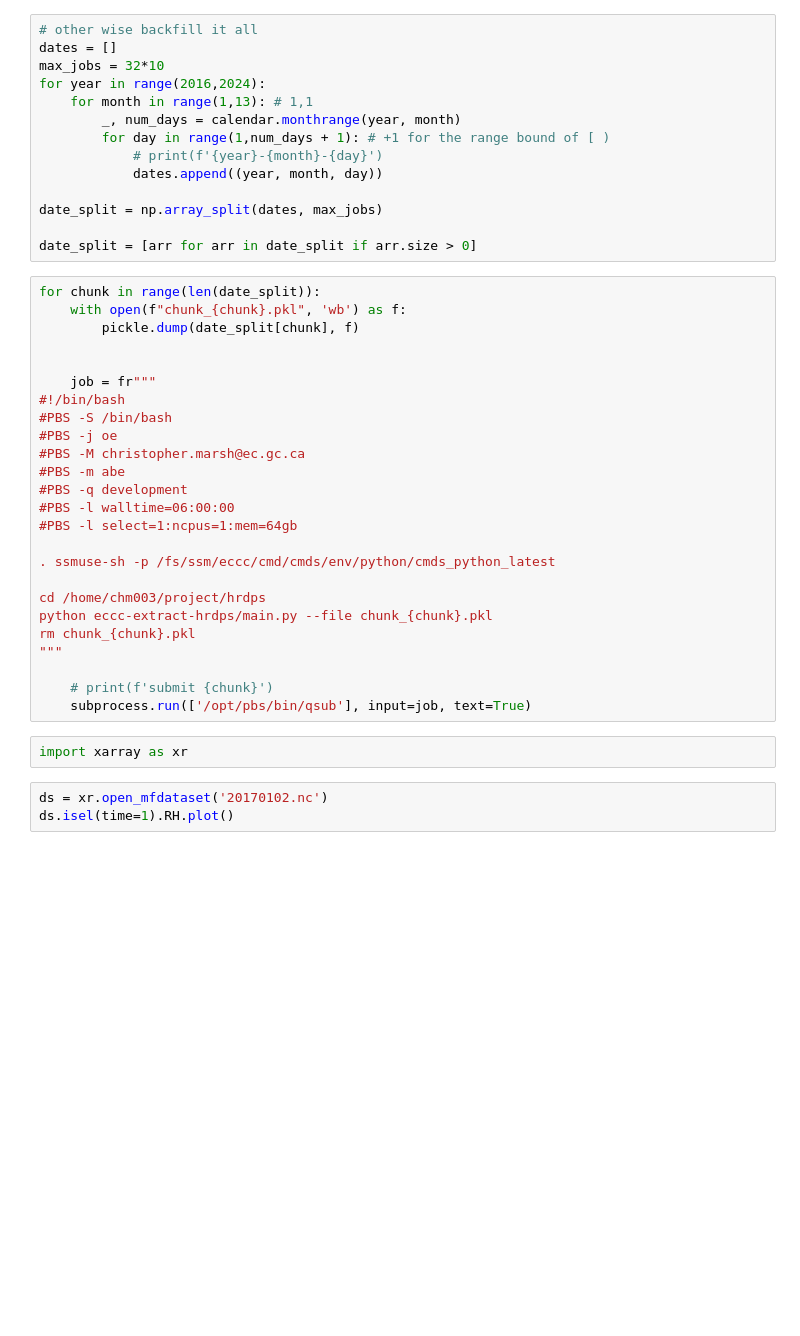
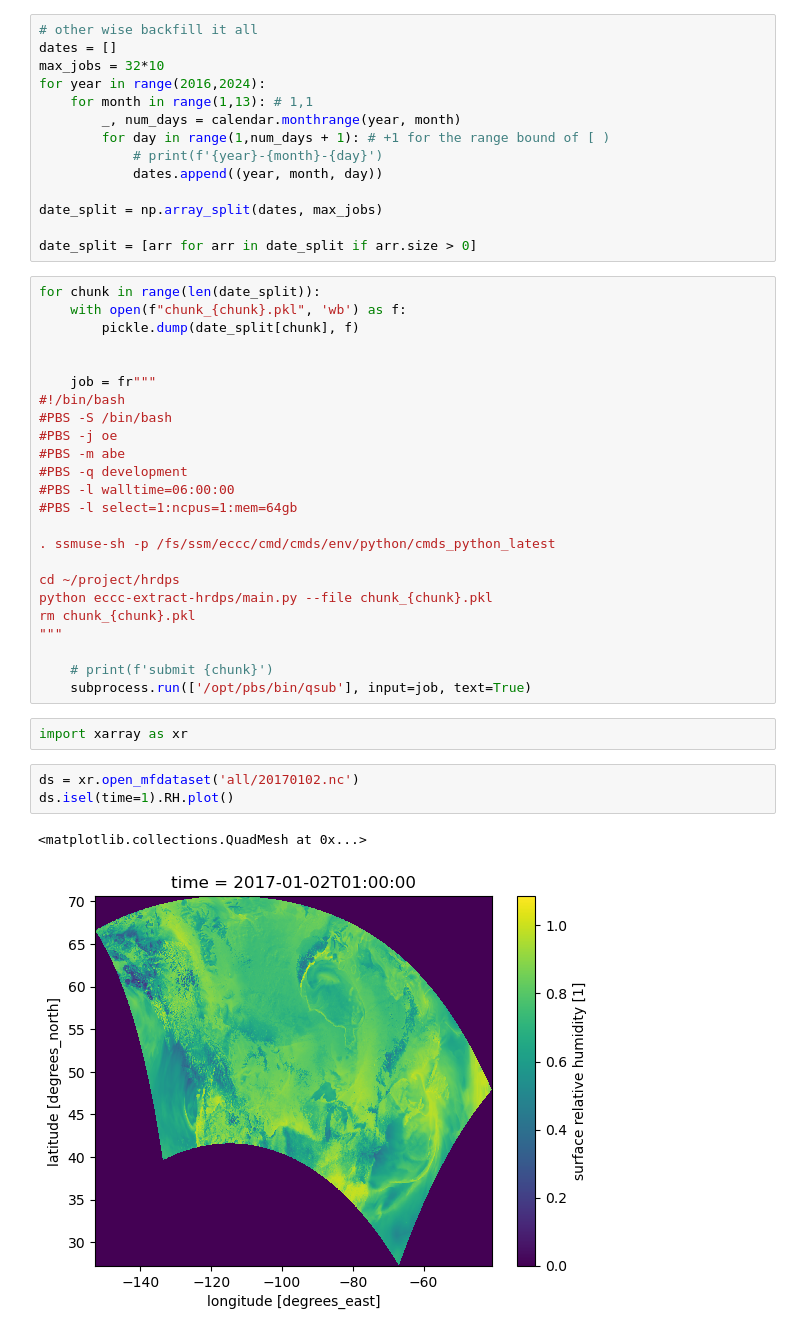
Before and after one commit to Chrismarsh/eccc-extract-hrdps, a Jupyter notebook: submit-jobs.ipynb, the cells around one changed output. Cells and saved outputs as stored; diff of their text form; blank space fills up the shorter version.

Commit message:
add image back

```diff
--- a/submit-jobs.ipynb
+++ b/submit-jobs.ipynb
@@ -56,7 +56,6 @@ for chunk in range(len(date_split)):
 #!/bin/bash
 #PBS -S /bin/bash
 #PBS -j oe
-#PBS -M christopher.marsh@ec.gc.ca
 #PBS -m abe
 #PBS -q development
 #PBS -l walltime=06:00:00
@@ -64,7 +63,7 @@ for chunk in range(len(date_split)):
 
 . ssmuse-sh -p /fs/ssm/eccc/cmd/cmds/env/python/cmds_python_latest
 
-cd /home/chm003/project/hrdps
+cd ~/project/hrdps
 python eccc-extract-hrdps/main.py --file chunk_{chunk}.pkl
 rm chunk_{chunk}.pkl
 """
@@ -74,5 +73,8 @@ rm chunk_{chunk}.pkl
 # %%
 import xarray as xr
 # %%
-ds = xr.open_mfdataset('20170102.nc')
+ds = xr.open_mfdataset('all/20170102.nc')
 ds.isel(time=1).RH.plot()
+# %% [output]
+<matplotlib.collections.QuadMesh at 0x...>
+[figure, added]
```
